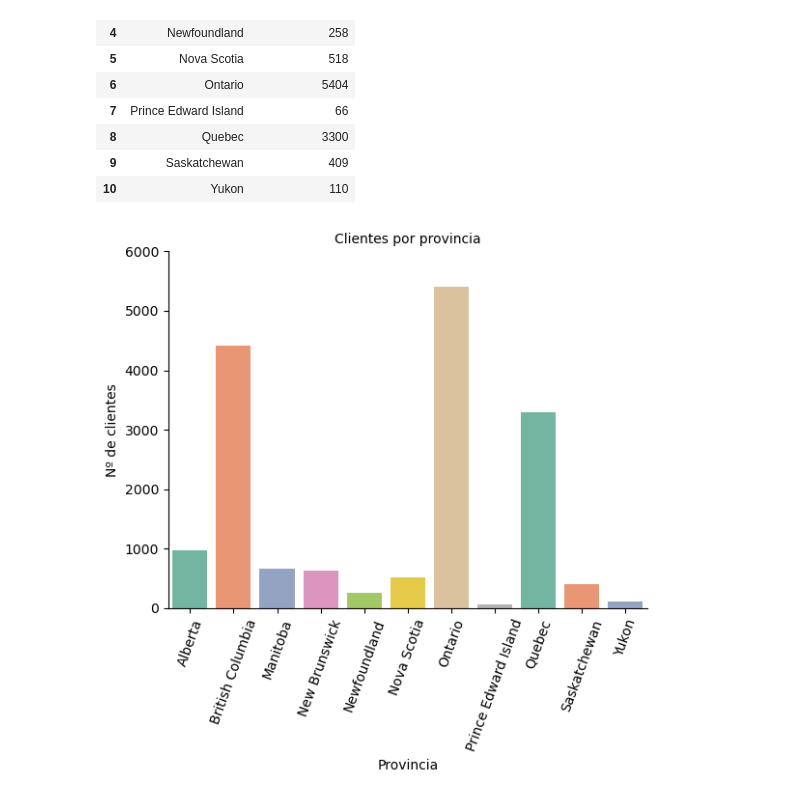
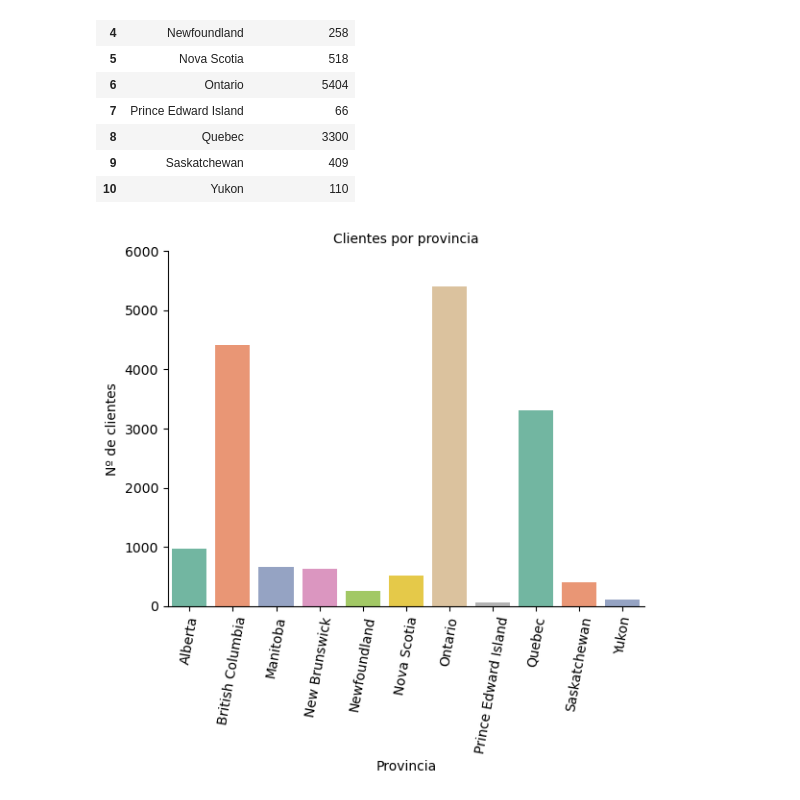
Before and after one commit to Adalab/bda-modulo-3-evaluacion-final-Marina-pg, a Jupyter notebook: evaluacion/ev_3_Marina.ipynb, the cells around one changed output. Cells and saved outputs as stored; diff of their text form; code cells hidden in the pictures.

```diff
--- a/evaluacion/evaluacion_mod3.ipynb
+++ b/evaluacion/ev_3_Marina.ipynb
@@ -381,12 +335,12 @@ df_clientes_provincia
 | 10 | Yukon | 110 |
 # %%
 sns.barplot(x='Province', y='Loyalty Number', data=df_clientes_provincia, palette='Set2')
-plt.xticks(rotation=70)
+plt.xticks(rotation=80)
 plt.ylim([0, 6000])
 plt.xlabel('Provincia')
 plt.ylabel('Nº de clientes')
 plt.title('Clientes por provincia', fontsize = 10)
 plt.gca().spines['right'].set_visible(False)
 plt.gca().spines['top'].set_visible(False);
 # %% [output]
-[figure, old version]
+[figure, new version]
```
Also changed, not shown: parts of 23 cells of this notebook, 1 other file.
